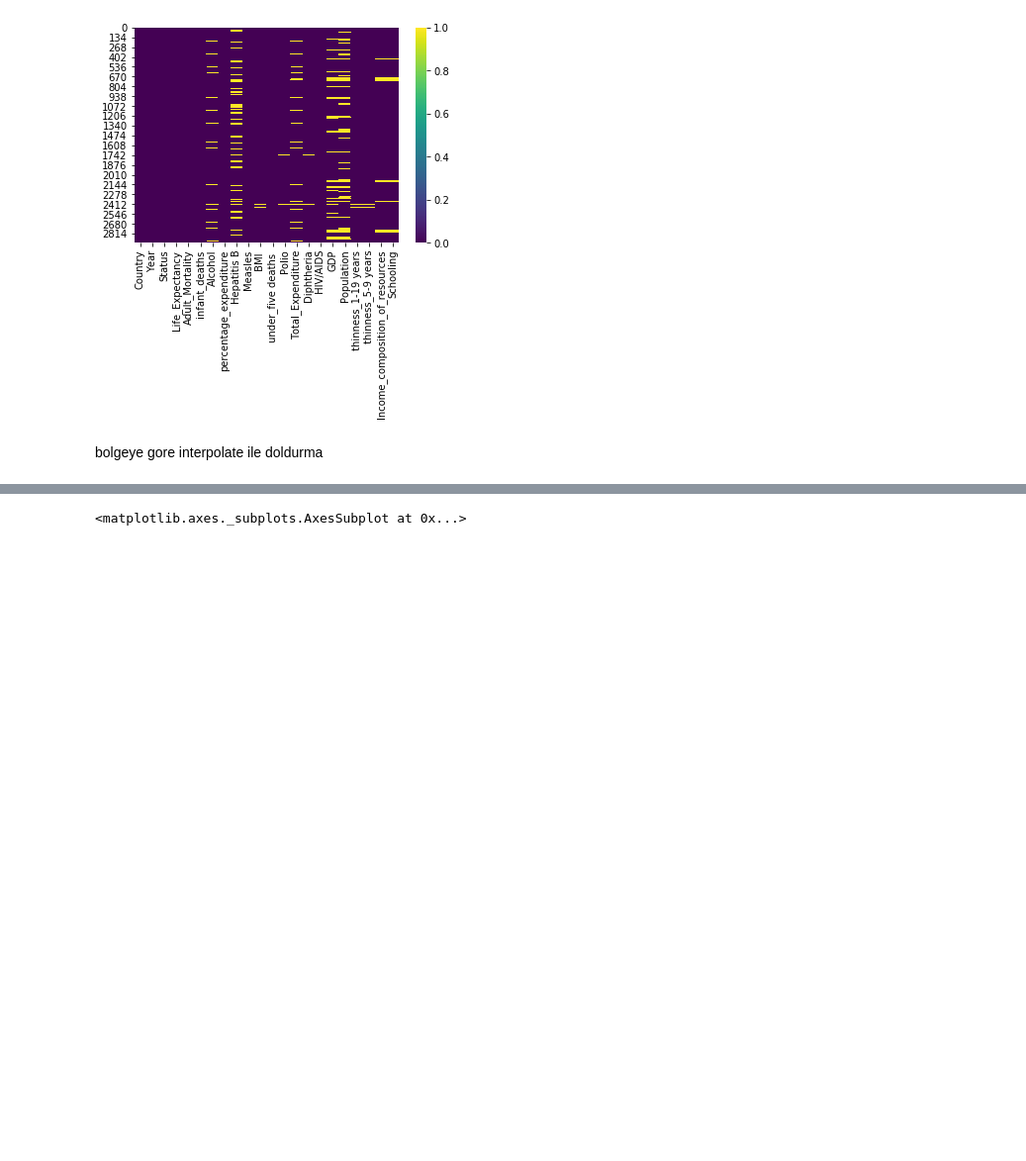
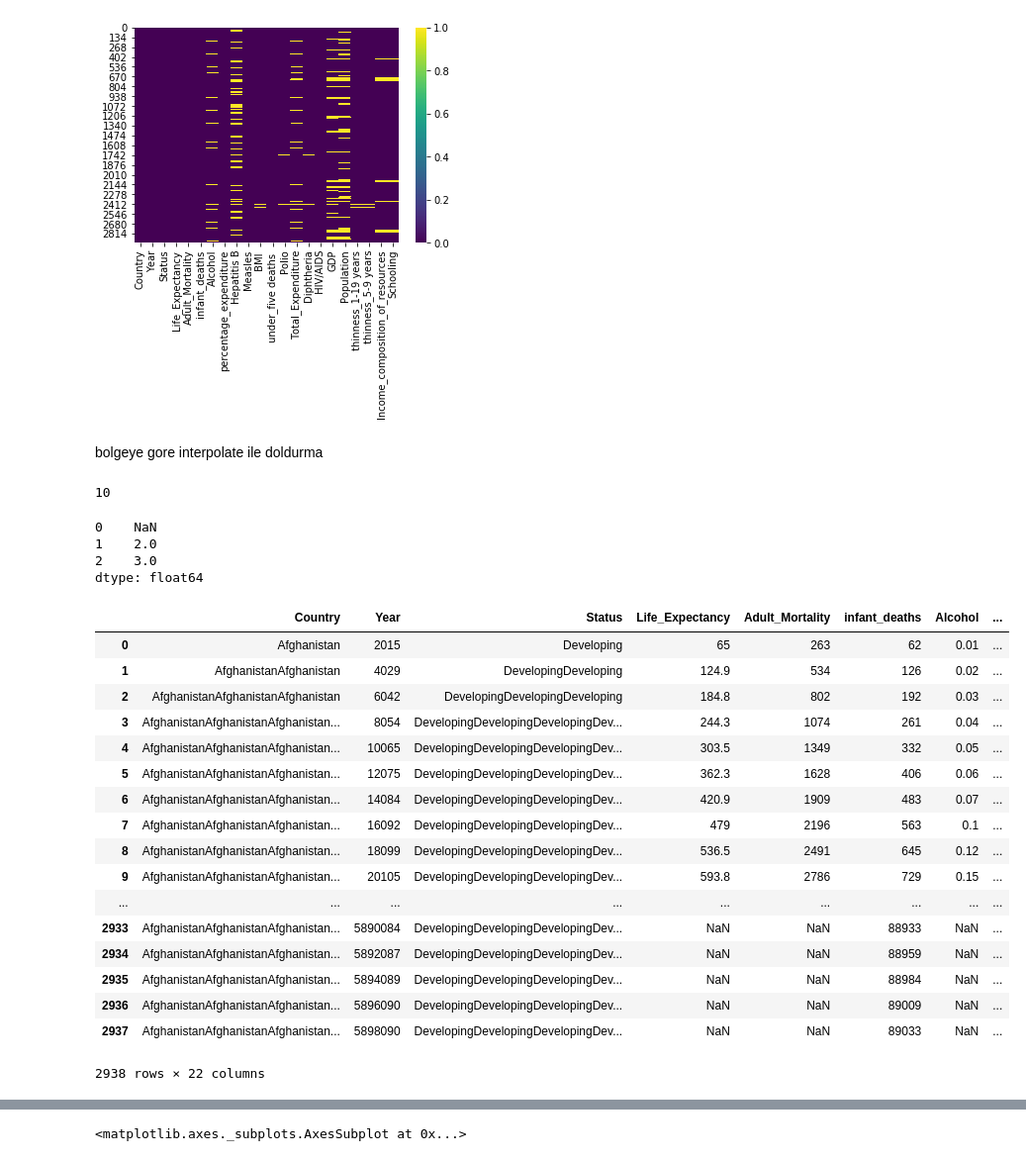
Before and after one commit to EceDolen/Proje-2-, a Jupyter notebook: proje 2 LifeExpectancyData.ipynb, the cells around one changed output, grey strips where cells are left out. Shown at 99% size. Cells and saved outputs as stored; diff of their text form; code cells hidden in the pictures; blank space fills up the shorter version.

```diff
--- a/proje 2 LifeExpectancyData.ipynb
+++ b/proje 2 LifeExpectancyData.ipynb
@@ -149,3 +149,37 @@ sns.heatmap(LifeExpectancyData.isnull(),cmap='viridis')
 [figure]
 # %% [markdown]
 bolgeye gore interpolate ile doldurma
+# %%
+LifeExpectancyData['Life_Expectancy'].isna().sum()
+# %% [output]
+10
+# %%
+s = pd.Series([1, 2, 3])
+s.loc[0]= None
+s
+# %% [output]
+0    NaN
+1    2.0
+2    3.0
+dtype: float64
+# %%
+LifeExpectancyData.cumsum(skipna=False)
+# %% [output]
+|  | Country | Year | Status | Life_Expectancy | Adult_Mortality | infant_deaths | Alcohol | ... |
+| 0 | Afghanistan | 2015 | Developing | 65 | 263 | 62 | 0.01 | ... |
+| 1 | AfghanistanAfghanistan | 4029 | DevelopingDeveloping | 124.9 | 534 | 126 | 0.02 | ... |
+| 2 | AfghanistanAfghanistanAfghanistan | 6042 | DevelopingDevelopingDeveloping | 184.8 | 802 | 192 | 0.03 | ... |
+| 3 | AfghanistanAfghanistanAfghanistan... | 8054 | DevelopingDevelopingDevelopingDev... | 244.3 | 1074 | 261 | 0.04 | ... |
+| 4 | AfghanistanAfghanistanAfghanistan... | 10065 | DevelopingDevelopingDevelopingDev... | 303.5 | 1349 | 332 | 0.05 | ... |
+| 5 | AfghanistanAfghanistanAfghanistan... | 12075 | DevelopingDevelopingDevelopingDev... | 362.3 | 1628 | 406 | 0.06 | ... |
+| 6 | AfghanistanAfghanistanAfghanistan... | 14084 | DevelopingDevelopingDevelopingDev... | 420.9 | 1909 | 483 | 0.07 | ... |
+| 7 | AfghanistanAfghanistanAfghanistan... | 16092 | DevelopingDevelopingDevelopingDev... | 479 | 2196 | 563 | 0.1 | ... |
+| 8 | AfghanistanAfghanistanAfghanistan... | 18099 | DevelopingDevelopingDevelopingDev... | 536.5 | 2491 | 645 | 0.12 | ... |
+| 9 | AfghanistanAfghanistanAfghanistan... | 20105 | DevelopingDevelopingDevelopingDev... | 593.8 | 2786 | 729 | 0.15 | ... |
+| ... | ... | ... | ... | ... | ... | ... | ... | ... |
+| 2933 | AfghanistanAfghanistanAfghanistan... | 5890084 | DevelopingDevelopingDevelopingDev... | NaN | NaN | 88933 | NaN | ... |
+| 2934 | AfghanistanAfghanistanAfghanistan... | 5892087 | DevelopingDevelopingDevelopingDev... | NaN | NaN | 88959 | NaN | ... |
+| 2935 | AfghanistanAfghanistanAfghanistan... | 5894089 | DevelopingDevelopingDevelopingDev... | NaN | NaN | 88984 | NaN | ... |
+| 2936 | AfghanistanAfghanistanAfghanistan... | 5896090 | DevelopingDevelopingDevelopingDev... | NaN | NaN | 89009 | NaN | ... |
+| 2937 | AfghanistanAfghanistanAfghanistan... | 5898090 | DevelopingDevelopingDevelopingDev... | NaN | NaN | 89033 | NaN | ... |
+2938 rows × 22 columns
```
Also changed, not shown: parts of 16 cells of this notebook.
